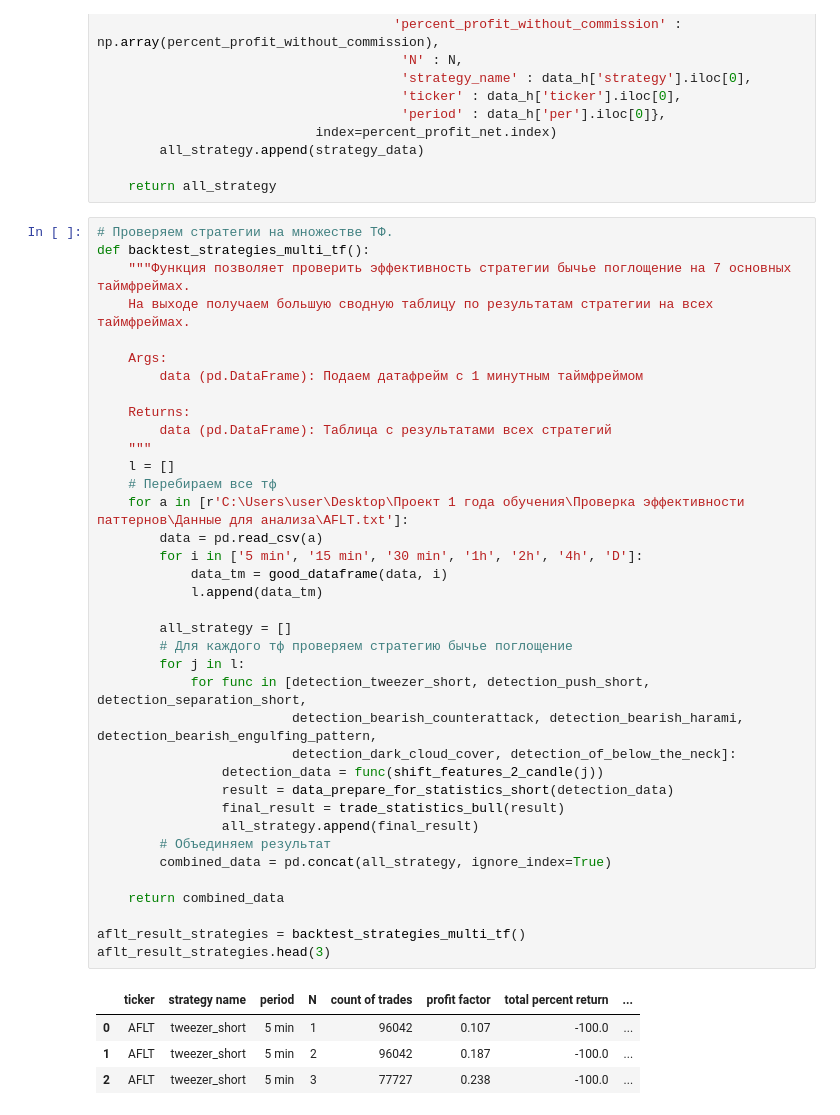
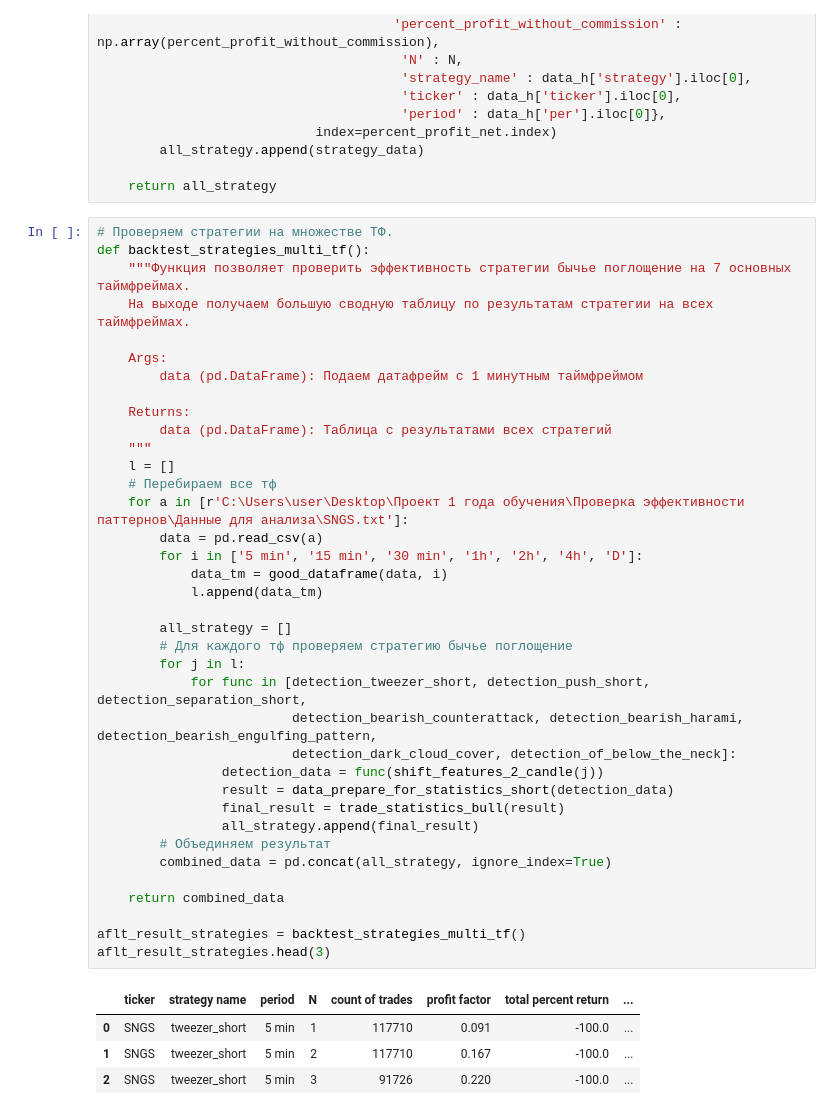
Before and after one commit to AlexKosuhin/project_1, a Jupyter notebook: Проверка эффективности паттернов/Двухссвечные паттерны на шорт/Сбербанк_Паттерны_шорт.ipynb, the cells around one changed output. Saved outputs shown, nothing was run; the diff lists cells and outputs as text.

```diff
--- a/Проверка эффективности паттернов/Двухссвечные паттерны на шорт/Сбербанк_Паттерны_шорт.ipynb
+++ b/Проверка эффективности паттернов/Двухссвечные паттерны на шорт/Сбербанк_Паттерны_шорт.ipynb
@@ -691,34 +694,34 @@ def backtest_strategies_multi_tf():
 
     Returns:
         data (pd.DataFrame): Таблица с результатами всех стратегий
     """
     l = []
     # Перебираем все тф
-    for a in [r'C:\Users\user\Desktop\Проект 1 года обучения\Проверка эффективности паттернов\Данные для анализа\AFLT.txt']:
+    for a in [r'C:\Users\user\Desktop\Проект 1 года обучения\Проверка эффективности паттернов\Данные для анализа\SNGS.txt']:
         data = pd.read_csv(a)
         for i in ['5 min', '15 min', '30 min', '1h', '2h', '4h', 'D']:
             data_tm = good_dataframe(data, i)
             l.append(data_tm)
 
         all_strategy = []
         # Для каждого тф проверяем стратегию бычье поглощение
         for j in l:
             for func in [detection_tweezer_short, detection_push_short, detection_separation_short,
                          detection_bearish_counterattack, detection_bearish_harami, detection_bearish_engulfing_pattern,
                          detection_dark_cloud_cover, detection_of_below_the_neck]:
                 detection_data = func(shift_features_2_candle(j))
                 result = data_prepare_for_statistics_short(detection_data)
                 final_result = trade_statistics_bull(result)
                 all_strategy.append(final_result)
         # Объединяем результат
         combined_data = pd.concat(all_strategy, ignore_index=True)
 
     return combined_data
 
 aflt_result_strategies = backtest_strategies_multi_tf()
 aflt_result_strategies.head(3)
 # %% [output]
 |  | ticker | strategy name | period | N | count of trades | profit factor | total percent return | ... |
-| 0 | AFLT | tweezer_short | 5 min | 1 | 96042 | 0.107 | -100.0 | ... |
-| 1 | AFLT | tweezer_short | 5 min | 2 | 96042 | 0.187 | -100.0 | ... |
-| 2 | AFLT | tweezer_short | 5 min | 3 | 77727 | 0.238 | -100.0 | ... |
+| 0 | SNGS | tweezer_short | 5 min | 1 | 117710 | 0.091 | -100.0 | ... |
+| 1 | SNGS | tweezer_short | 5 min | 2 | 117710 | 0.167 | -100.0 | ... |
+| 2 | SNGS | tweezer_short | 5 min | 3 | 91726 | 0.220 | -100.0 | ... |
```
Also changed, not shown: parts of 4 cells of this notebook, 12 other files.
